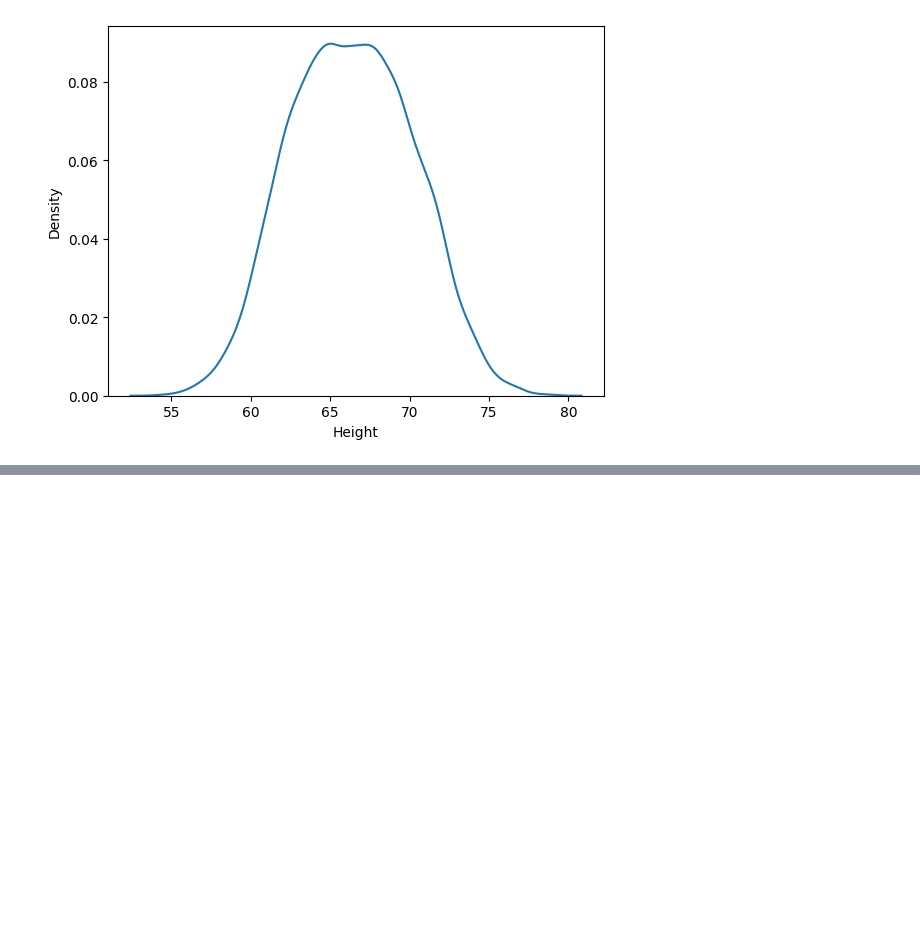
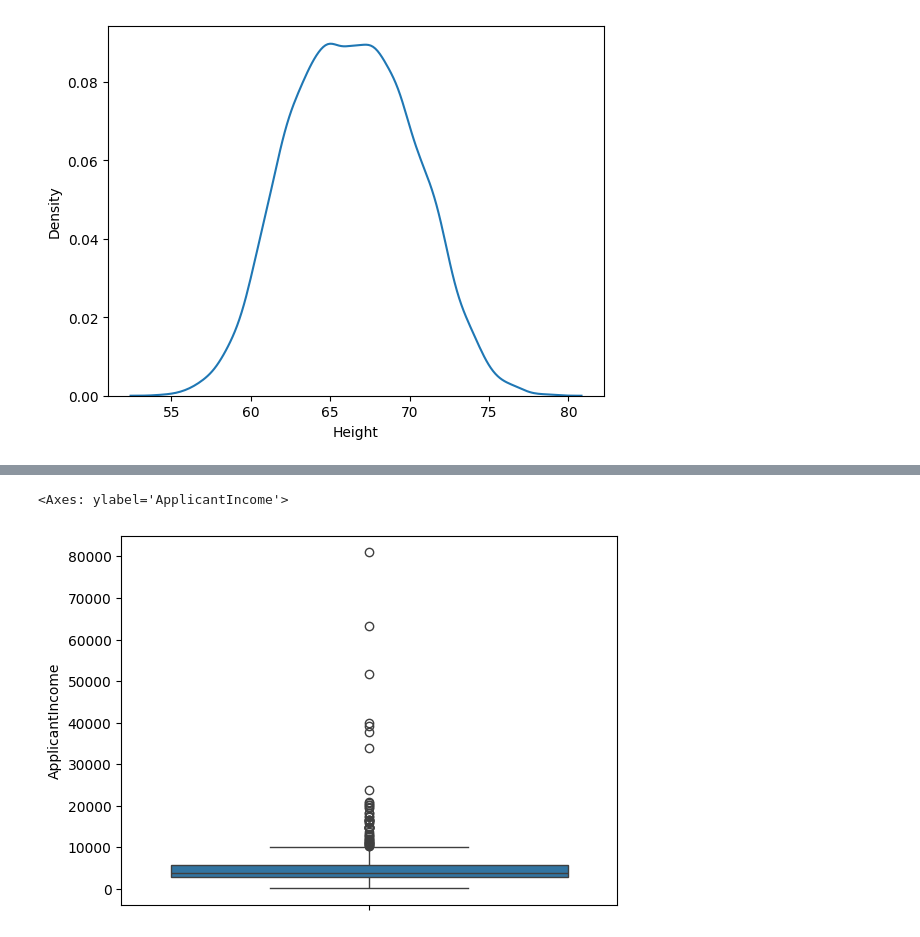
Before and after one commit to tanviparmarrajput/DATA-CLAENING-DATA-VISUALIZATION, a Jupyter notebook: 8outliers.ipynb, the cells around one changed output, grey strips where cells are left out. Drawn from its saved outputs; the diff is of its cells as text; code cells hidden in the pictures; blank space fills up the shorter version.

```diff
--- a/8outliers.ipynb
+++ b/8outliers.ipynb
@@ -54,0 +85,5 @@ plt.show()
+# %%
+sns.boxplot(data["ApplicantIncome"])
+# %% [output]
+<Axes: ylabel='ApplicantIncome'>
+[figure, added]
```
Also changed, not shown: parts of 6 cells of this notebook, 1 other file.
